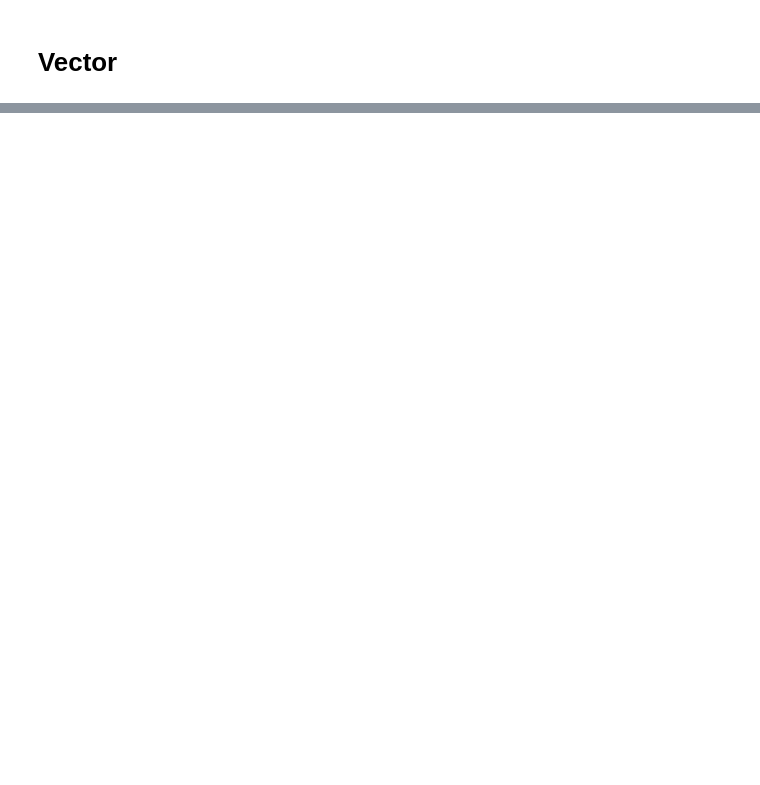
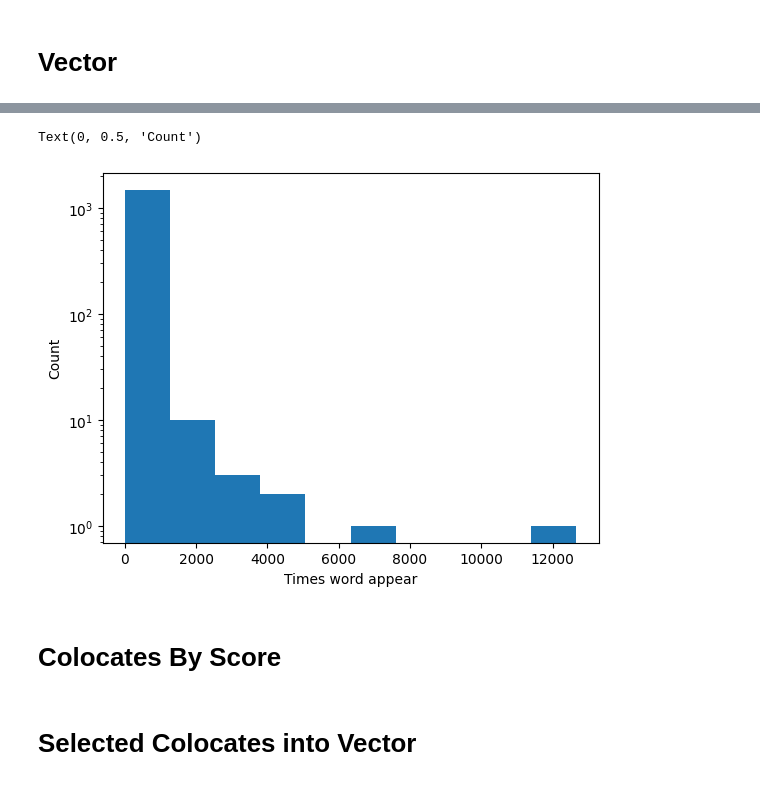
Before and after one commit to pSzyc/Climate, a Jupyter notebook: UFA/vectorization.ipynb, the cells around one changed output, grey strips where cells are left out. Saved outputs shown, nothing was run; the diff lists cells and outputs as text; code cells hidden in the pictures; blank space fills up the shorter version.

```diff
--- a/UFA/vectorization.ipynb
+++ b/UFA/vectorization.ipynb
@@ -115,0 +69,4 @@ np.load("vectors.npy")
+# %%
+import seaborn as sns
+count_words = df['word'].value_counts()
+count_words.describe()
@@ -115,0 +83,10 @@ np.load("vectors.npy")
+# %%
+plt.hist(count_words[count_words > 10])
+plt.yscale('log')
+plt.xlabel('Times word appear')
+plt.ylabel('Count')
+# %% [output]
+Text(0, 0.5, 'Count')
+[figure, added]
+# %% [markdown]
+# Colocates By Score
@@ -115,0 +99,2 @@ np.load("vectors.npy")
+# %% [markdown]
+# Selected Colocates into Vector
```
Also changed, not shown: parts of 25 cells of this notebook, 2 other files.
